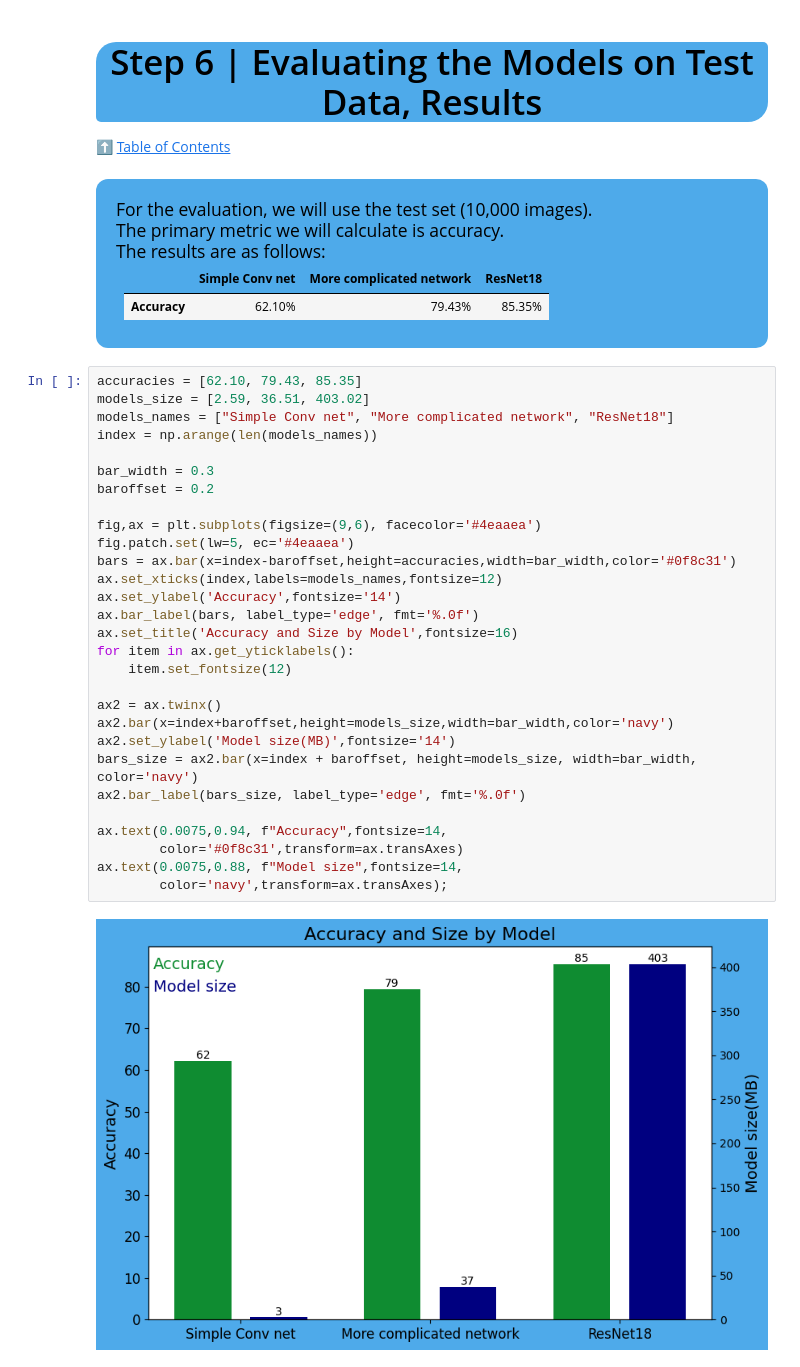
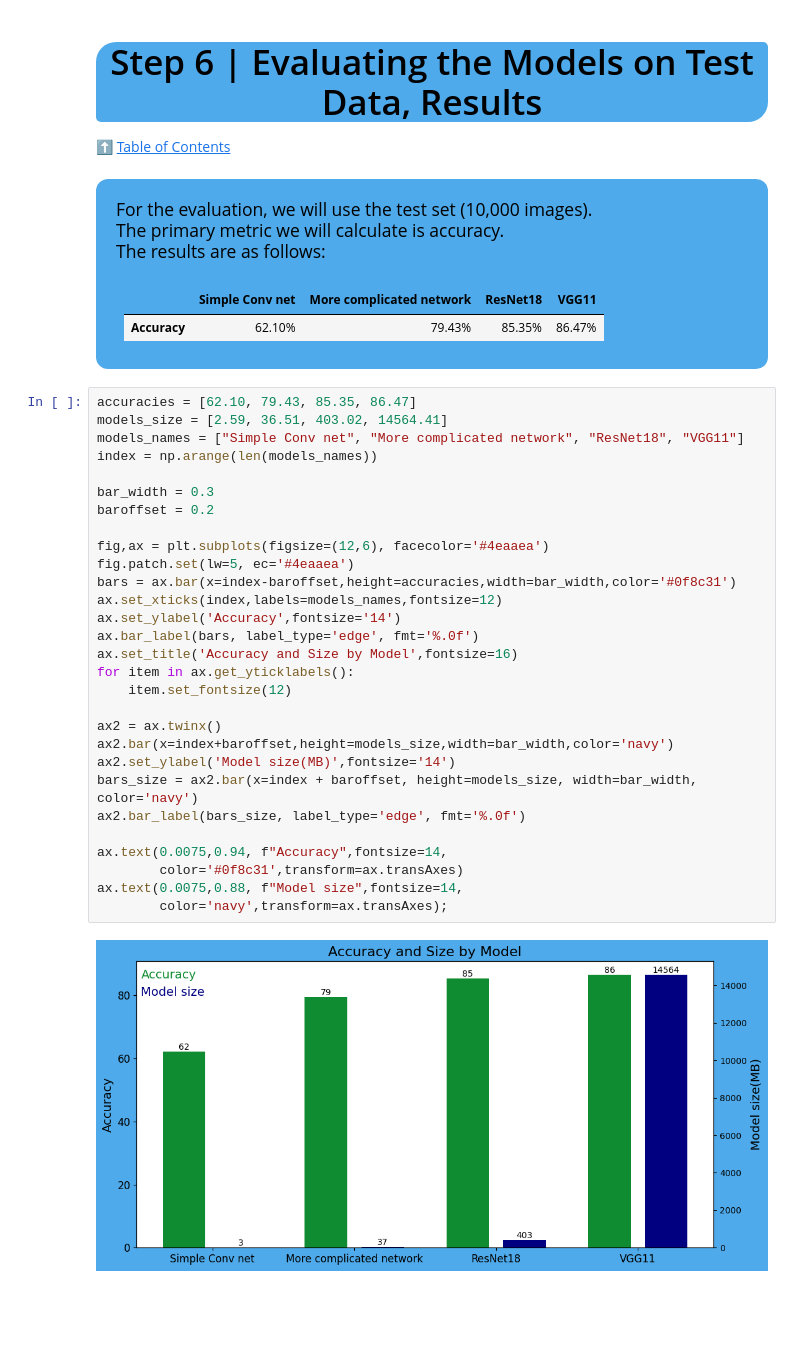
Before and after one commit to DzmitryPihulski/CIFAR-10-Image-Classifier, a Jupyter notebook: main.ipynb, the cells around one changed output. Cells and saved outputs as stored; diff of their text form; blank space fills up the shorter version.

```diff
--- a/main.ipynb
+++ b/main.ipynb
@@ -276,45 +305,45 @@ As we observe, as the complexity of the models __increases__, the number of epoc
 <font color=#000000>
 For the evaluation, we will use the test set (10,000 images).<br>
 The primary metric we will calculate is accuracy.<br>
-The results are as follows:
+The results are as follows:<br><br>
 
-|              | **Simple Conv net** | **More complicated network** | **ResNet18** |
-|--------------|--------------------:|-----------------------------:|--------------|
-| **Accuracy** |        62.10%       |            79.43%            |    85.35%    |
+|              | **Simple Conv net** | **More complicated network** | **ResNet18** | **VGG11** |
+|--------------|--------------------:|-----------------------------:|-------------:|----------:|
+| **Accuracy** |        62.10%       |            79.43%            |    85.35%    |   86.47%  |
 
 
 </font>
 # %%
-accuracies = [62.10, 79.43, 85.35]
-models_size = [2.59, 36.51, 403.02]
-models_names = ["Simple Conv net", "More complicated network", "ResNet18"]
+accuracies = [62.10, 79.43, 85.35, 86.47]
+models_size = [2.59, 36.51, 403.02, 14564.41]
+models_names = ["Simple Conv net", "More complicated network", "ResNet18", "VGG11"]
 index = np.arange(len(models_names))
 
 bar_width = 0.3
 baroffset = 0.2
 
-fig,ax = plt.subplots(figsize=(9,6), facecolor='#4eaaea')
+fig,ax = plt.subplots(figsize=(12,6), facecolor='#4eaaea')
 fig.patch.set(lw=5, ec='#4eaaea')
 bars = ax.bar(x=index-baroffset,height=accuracies,width=bar_width,color='#0f8c31')
 ax.set_xticks(index,labels=models_names,fontsize=12)
 ax.set_ylabel('Accuracy',fontsize='14')
 ax.bar_label(bars, label_type='edge', fmt='%.0f')
 ax.set_title('Accuracy and Size by Model',fontsize=16)
 for item in ax.get_yticklabels():
     item.set_fontsize(12)
 
 ax2 = ax.twinx()
 ax2.bar(x=index+baroffset,height=models_size,width=bar_width,color='navy')
 ax2.set_ylabel('Model size(MB)',fontsize='14')
 bars_size = ax2.bar(x=index + baroffset, height=models_size, width=bar_width, color='navy')
 ax2.bar_label(bars_size, label_type='edge', fmt='%.0f')
 
 ax.text(0.0075,0.94, f"Accuracy",fontsize=14,
         color='#0f8c31',transform=ax.transAxes)
 ax.text(0.0075,0.88, f"Model size",fontsize=14,
         color='navy',transform=ax.transAxes);
 # %% [output]
-[figure, old version]
+[figure, new version]
 # %% [markdown]
 <div style="border-radius:12px; padding: 20px; background-color: #4eaaea; font-size:125%">
 <font color=#000000>
```
Also changed, not shown: parts of 7 cells of this notebook, 3 other files.
